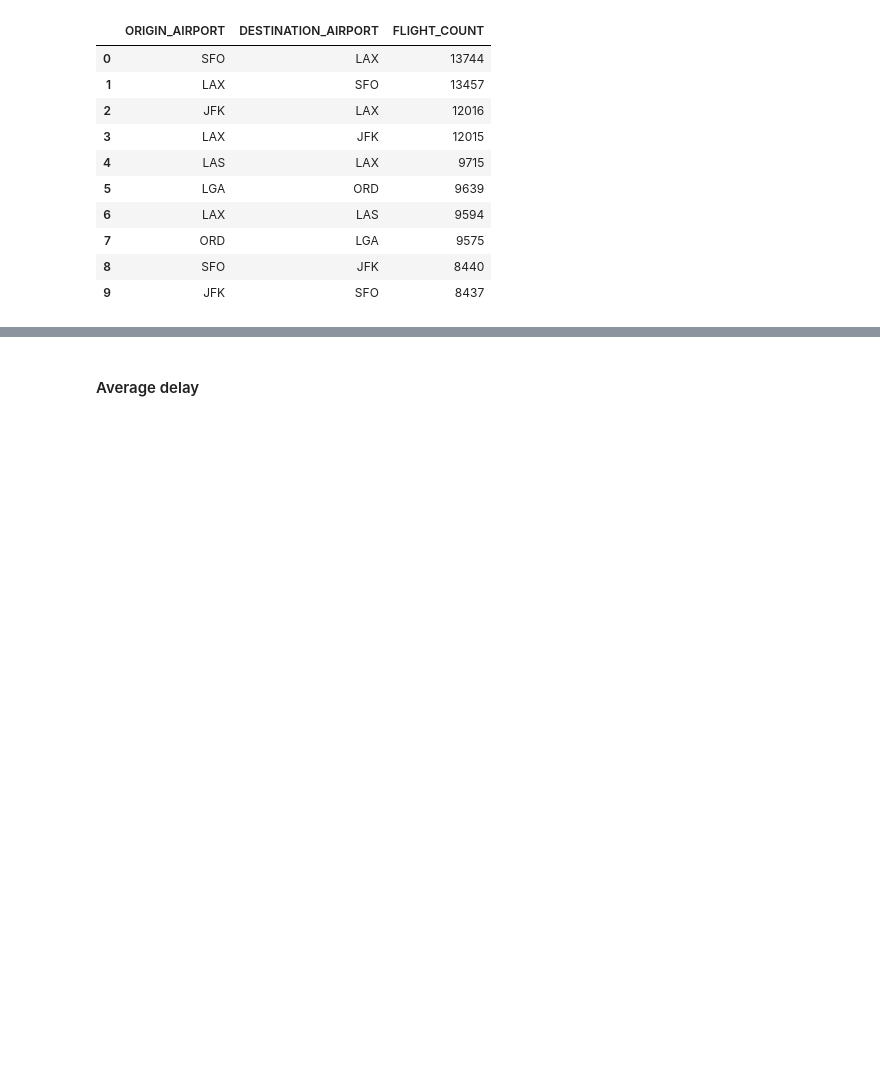
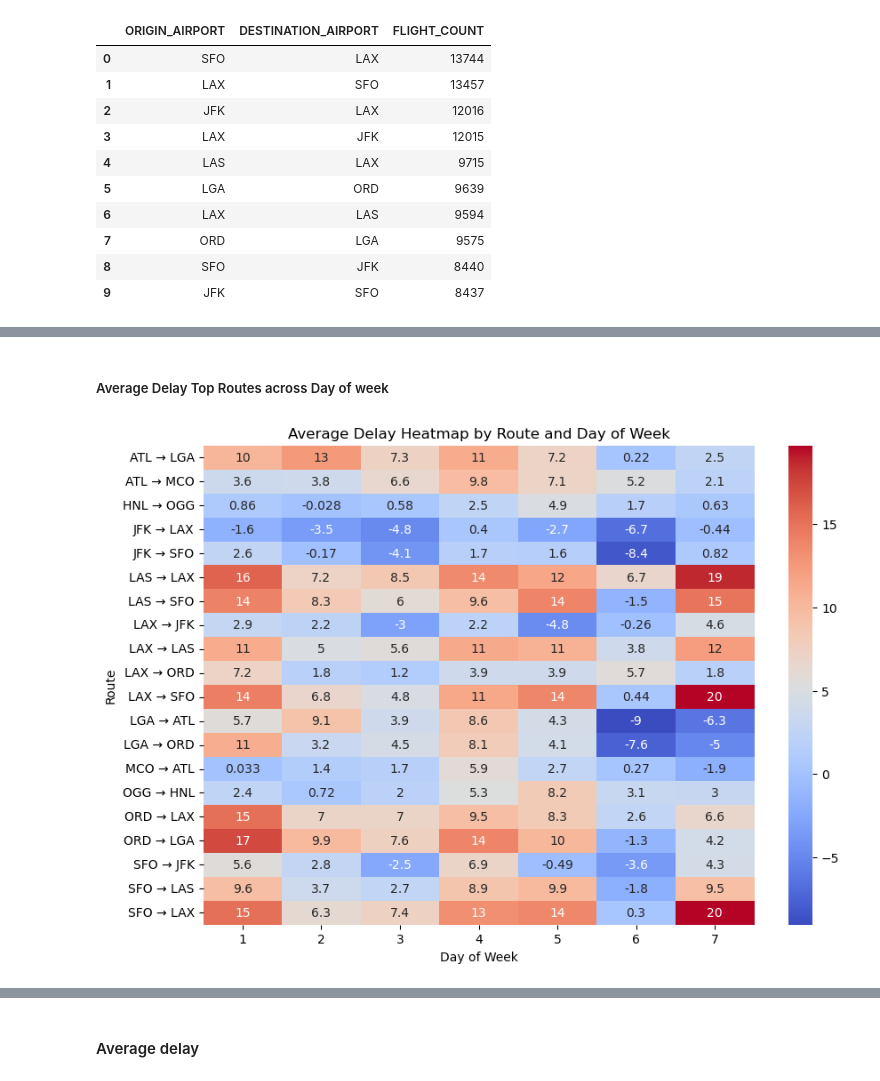
Before and after one commit to riTesh123-Ai/AirFly-Insights, a Jupyter notebook: AirFly Insights.ipynb, the cells around one changed output, grey strips where cells are left out. Saved outputs shown, nothing was run; the diff lists cells and outputs as text; code cells hidden in the pictures; blank space fills up the shorter version.

```diff
--- a/AirFly Insights.ipynb
+++ b/AirFly Insights.ipynb
@@ -910,0 +941,25 @@ plt.show()
+# %% [markdown]
+##### Average Delay Top Routes across Day of week
+# %%
+route_delay =filtered_routes.pivot_table(
+    index='ROUTE',
+    columns='DAY_OF_WEEK',
+    values='ARRIVAL_DELAY',
+    aggfunc='mean'
+)
+
+plt.figure(figsize=(10,7))
+
+sns.heatmap(
+    route_delay,
+    cmap='coolwarm',
+    annot=True
+)
+
+plt.title("Average Delay Heatmap by Route and Day of Week")
+plt.xlabel("Day of Week")
+plt.ylabel("Route")
+
+plt.show()
+# %% [output]
+[figure, added]
```
Also changed, not shown: parts of 26 cells of this notebook.
